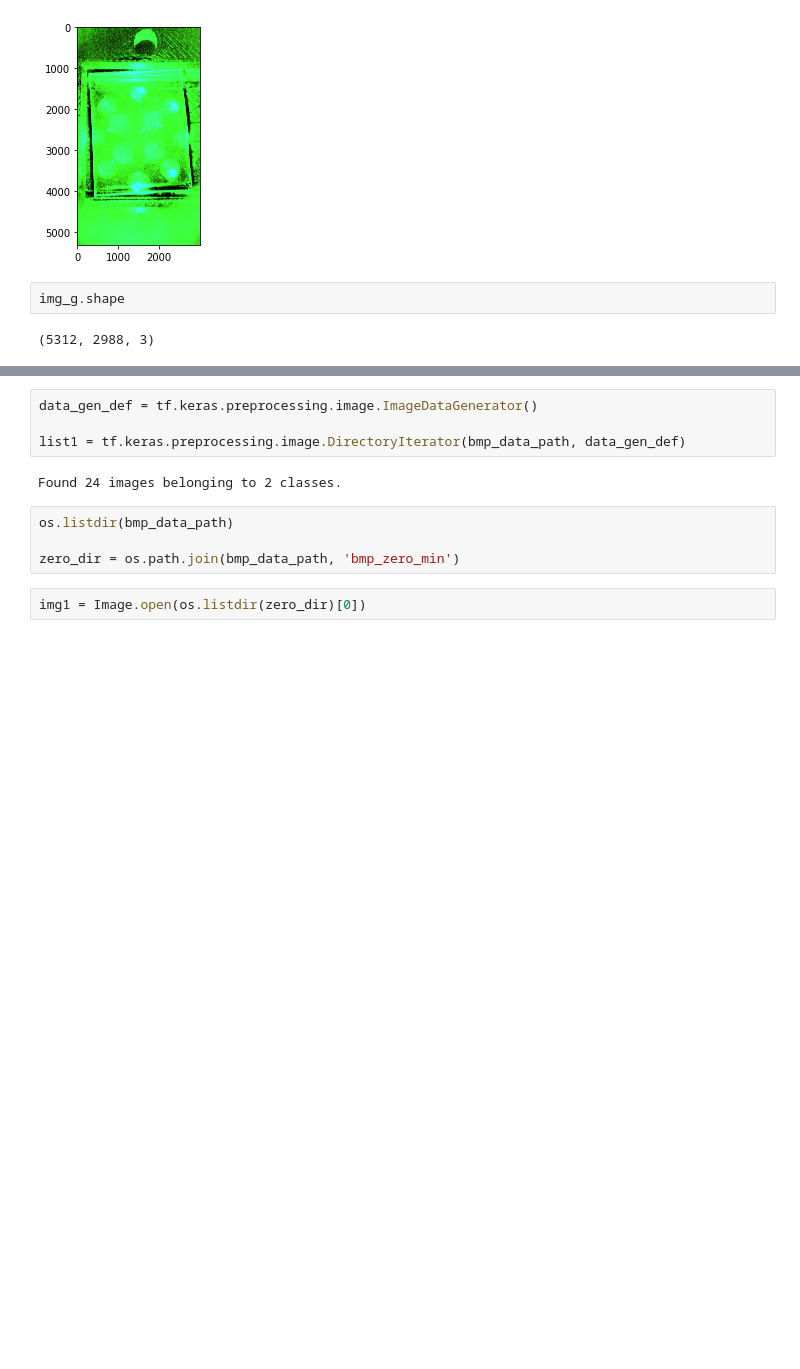
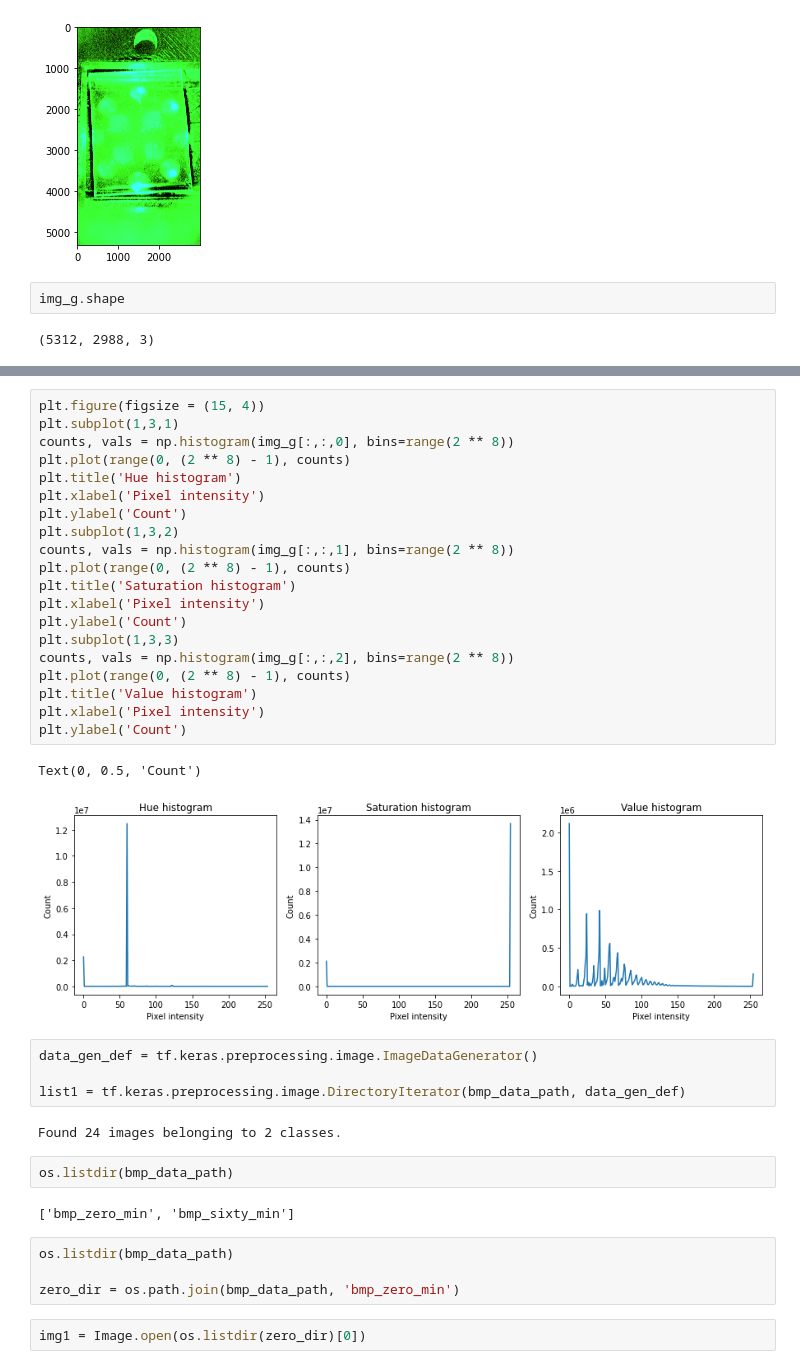
Before and after one commit to ncsu-landscape-dynamics/LAMP_assay_automation, a Jupyter notebook: hybridPyTorchImSeg.ipynb, the cells around one changed output, grey strips where cells are left out. Saved outputs shown, nothing was run; the diff lists cells and outputs as text; blank space fills up the shorter version.

```diff
--- a/hybridPyTorchImSeg.ipynb
+++ b/hybridPyTorchImSeg.ipynb
@@ -85,9 +91,36 @@ Text(0, 0.5, 'Count')
+# %%
+plt.figure(figsize = (15, 4))
+plt.subplot(1,3,1)
+counts, vals = np.histogram(img_g[:,:,0], bins=range(2 ** 8))
+plt.plot(range(0, (2 ** 8) - 1), counts)
+plt.title('Hue histogram')
+plt.xlabel('Pixel intensity')
+plt.ylabel('Count')
+plt.subplot(1,3,2)
+counts, vals = np.histogram(img_g[:,:,1], bins=range(2 ** 8))
+plt.plot(range(0, (2 ** 8) - 1), counts)
+plt.title('Saturation histogram')
+plt.xlabel('Pixel intensity')
+plt.ylabel('Count')
+plt.subplot(1,3,3)
+counts, vals = np.histogram(img_g[:,:,2], bins=range(2 ** 8))
+plt.plot(range(0, (2 ** 8) - 1), counts)
+plt.title('Value histogram')
+plt.xlabel('Pixel intensity')
+plt.ylabel('Count')
+# %% [output]
+Text(0, 0.5, 'Count')
+[figure, added]
 # %%
 data_gen_def = tf.keras.preprocessing.image.ImageDataGenerator()
 
 list1 = tf.keras.preprocessing.image.DirectoryIterator(bmp_data_path, data_gen_def)
 # %% [output]
 Found 24 images belonging to 2 classes.
+# %%
+os.listdir(bmp_data_path)
+# %% [output]
+['bmp_zero_min', 'bmp_sixty_min']
 # %%
 os.listdir(bmp_data_path)
 
```
Also changed, not shown: parts of 2 cells of this notebook.
